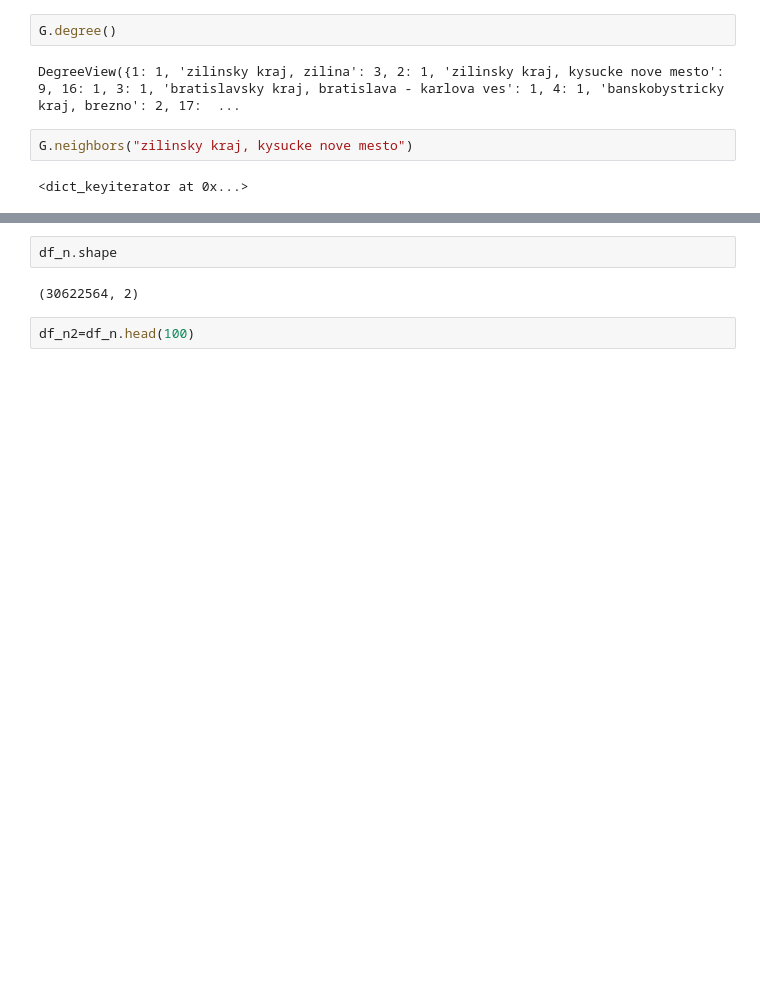
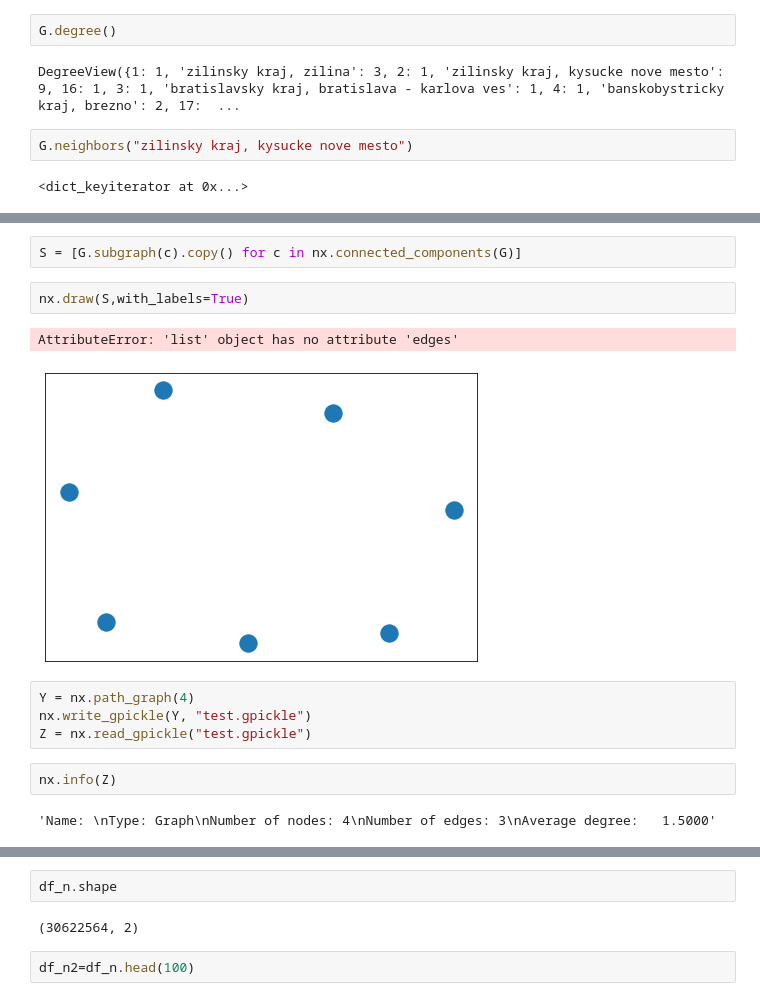
Before and after one commit to RawatVimal/internship, a Jupyter notebook: Work/nx_basf.ipynb, the cells around one changed output, grey strips where cells are left out. Saved outputs shown, nothing was run; the diff lists cells and outputs as text; blank space fills up the shorter version.

```diff
--- a/Work/nx_basf.ipynb
+++ b/Work/nx_basf.ipynb
@@ -102,0 +128,15 @@ G.neighbors("zilinsky kraj, kysucke nove mesto")
+# %%
+S = [G.subgraph(c).copy() for c in nx.connected_components(G)]
+# %%
+nx.draw(S,with_labels=True)
+# %% [output]
+AttributeError: 'list' object has no attribute 'edges'
+[figure, added]
+# %%
+Y = nx.path_graph(4)
+nx.write_gpickle(Y, "test.gpickle")
+Z = nx.read_gpickle("test.gpickle")
+# %%
+nx.info(Z)
+# %% [output]
+'Name: \nType: Graph\nNumber of nodes: 4\nNumber of edges: 3\nAverage degree:   1.5000'
```
Also changed, not shown: parts of 18 cells of this notebook.
